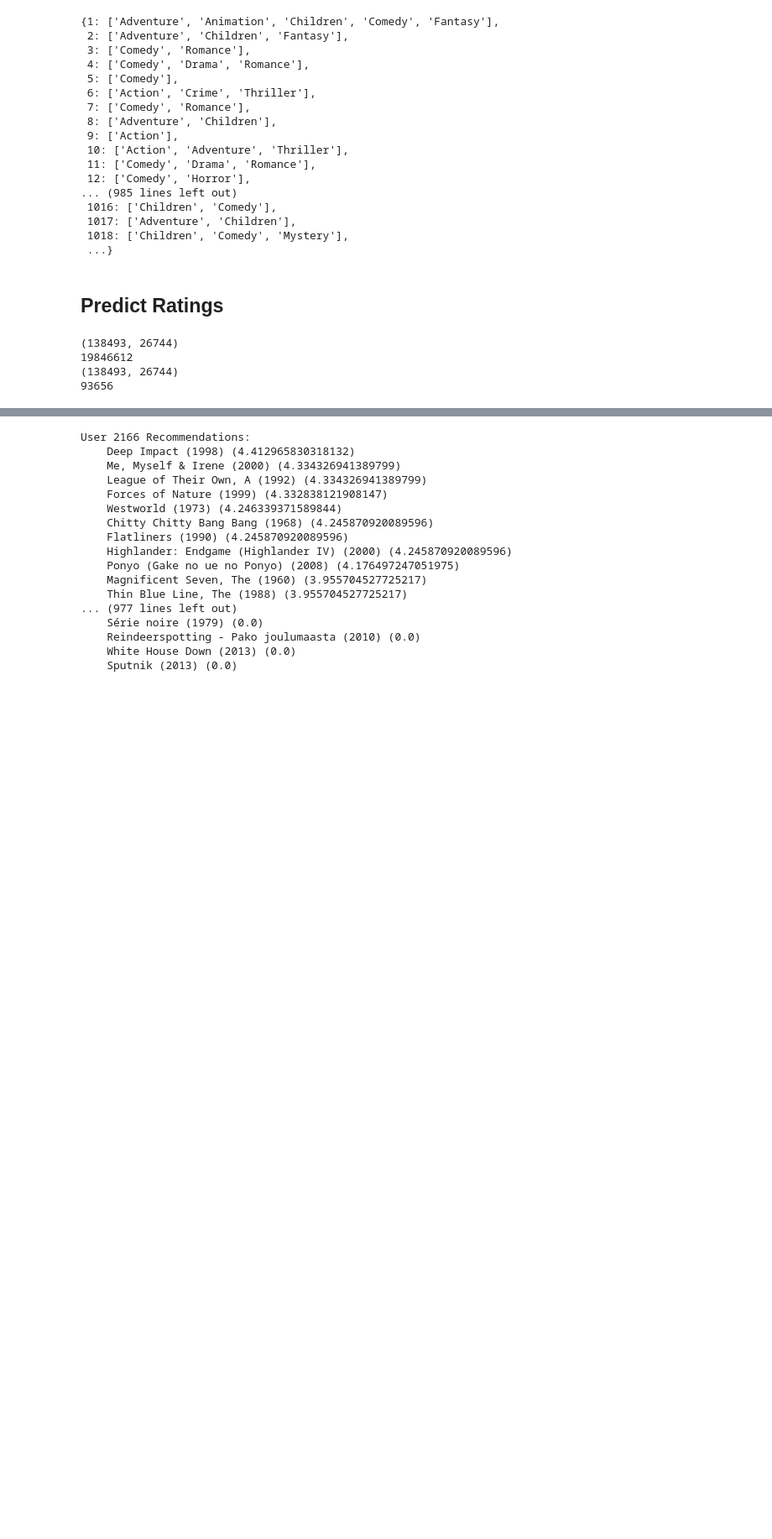
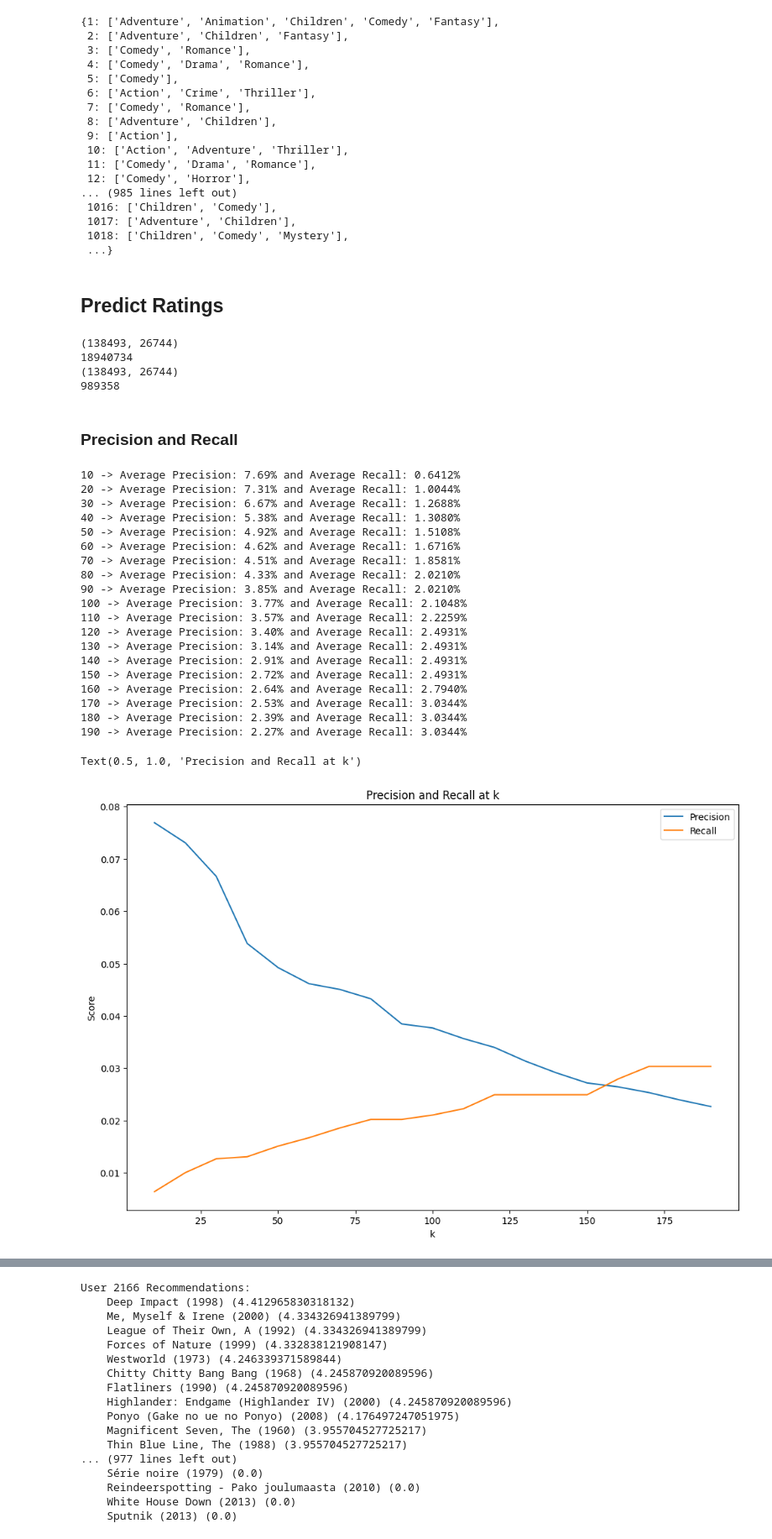
Before and after one commit to stormaref/BigData-FinalProject, a Jupyter notebook: main.ipynb, the cells around one changed output, grey strips where cells are left out. Shown at 84% size. Drawn from its saved outputs; the diff is of its cells as text; code cells hidden in the pictures; blank space fills up the shorter version.

Commit message:
precision and recall

```diff
--- a/main.ipynb
+++ b/main.ipynb
@@ -448,7 +448,7 @@ def diversify_recommendations_for_user(user_vector, movie_mapping, genres_dict):
 ## Predict Ratings
 # %%
 unique_users = rating_df['userId'].unique()
-train_users, test_users = train_test_split(unique_users, test_size=0.005, random_state=42)
+train_users, test_users = train_test_split(unique_users, test_size=0.05, random_state=42)
 
 train_data = rating_df[rating_df['userId'].isin(train_users)]
 test_data = rating_df[rating_df['userId'].isin(test_users)]
@@ -469,9 +469,9 @@ for i in tqdm(range(train_sparse_matrix.shape[0]), desc='Bucketing'):
     buckets[bucket_number].append(i)
 # %% [output]
 (138493, 26744)
-19846612
+18940734
 (138493, 26744)
-93656
+989358
 # %%
 recommendations = {}
 counted = 0
@@ -485,3 +485,5 @@ while counted < 100:
     user_id = test_data['userId'].iloc[i]
     predicted = predict_ratings(user_vector, 20, buckets, min_hash, train_sparse_matrix)
     recommendations[user_id] = predicted
+# %% [markdown]
+### Precision and Recall
@@ -487,0 +507,64 @@ while counted < 100:
+# %%
+def precision_at_k(recommended_items, actual_items, k):
+    recommended_items_set = set([item[0] for item in recommended_items[:k]])
+    actual_items_set = set(actual_items)
+    relevant_items = recommended_items_set.intersection(actual_items_set)
+    precision = len(relevant_items) / k
+    return precision
+
+def recall_at_k(recommended_items, actual_items, k):
+    recommended_items_set = set([item[0] for item in recommended_items[:k]])
+    actual_items_set = set(actual_items)
+    relevant_items = recommended_items_set.intersection(actual_items_set)
+    recall = len(relevant_items) / len(actual_items_set) if actual_items_set else 0
+    return recall
+# %%
+results = []
+for k in range(10, 200, 10):
+    top_n_recommendations = get_top_n_recommendations(recommendations, n=k)
+    precision_scores = []
+    recall_scores = []
+
+    for user_id in top_n_recommendations.keys():
+        if user_id in test_interactions:
+            recommended_items = top_n_recommendations[user_id]
+            actual_items = test_interactions[user_id]
+            precision_scores.append(precision_at_k(recommended_items, actual_items, k=k))
+            recall_scores.append(recall_at_k(recommended_items, actual_items, k=k))
+
+    average_precision = np.mean(precision_scores)
+    average_recall = np.mean(recall_scores)
+    results.append((k, average_precision, average_recall))
+
+    print(f'{k} -> Average Precision: {average_precision * 100:.2f}% and Average Recall: {average_recall * 100:.4f}%')
+
+plt.figure(figsize=(12, 8))
+results_df = pd.DataFrame(results, columns=['k', 'precision', 'recall'])
+plt.plot(results_df['k'], results_df['precision'], label='Precision')
+plt.plot(results_df['k'], results_df['recall'], label='Recall')
+plt.legend()
+plt.xlabel('k')
+plt.ylabel('Score')
+plt.title('Precision and Recall at k')
+# %% [output]
+10 -> Average Precision: 7.69% and Average Recall: 0.6412%
+20 -> Average Precision: 7.31% and Average Recall: 1.0044%
+30 -> Average Precision: 6.67% and Average Recall: 1.2688%
+40 -> Average Precision: 5.38% and Average Recall: 1.3080%
+50 -> Average Precision: 4.92% and Average Recall: 1.5108%
+60 -> Average Precision: 4.62% and Average Recall: 1.6716%
+70 -> Average Precision: 4.51% and Average Recall: 1.8581%
+80 -> Average Precision: 4.33% and Average Recall: 2.0210%
+90 -> Average Precision: 3.85% and Average Recall: 2.0210%
+100 -> Average Precision: 3.77% and Average Recall: 2.1048%
+110 -> Average Precision: 3.57% and Average Recall: 2.2259%
+120 -> Average Precision: 3.40% and Average Recall: 2.4931%
+130 -> Average Precision: 3.14% and Average Recall: 2.4931%
+140 -> Average Precision: 2.91% and Average Recall: 2.4931%
+150 -> Average Precision: 2.72% and Average Recall: 2.4931%
+160 -> Average Precision: 2.64% and Average Recall: 2.7940%
+170 -> Average Precision: 2.53% and Average Recall: 3.0344%
+180 -> Average Precision: 2.39% and Average Recall: 3.0344%
+190 -> Average Precision: 2.27% and Average Recall: 3.0344%
+Text(0.5, 1.0, 'Precision and Recall at k')
+[figure, added]
```
Also changed, not shown: parts of 7 cells of this notebook.
